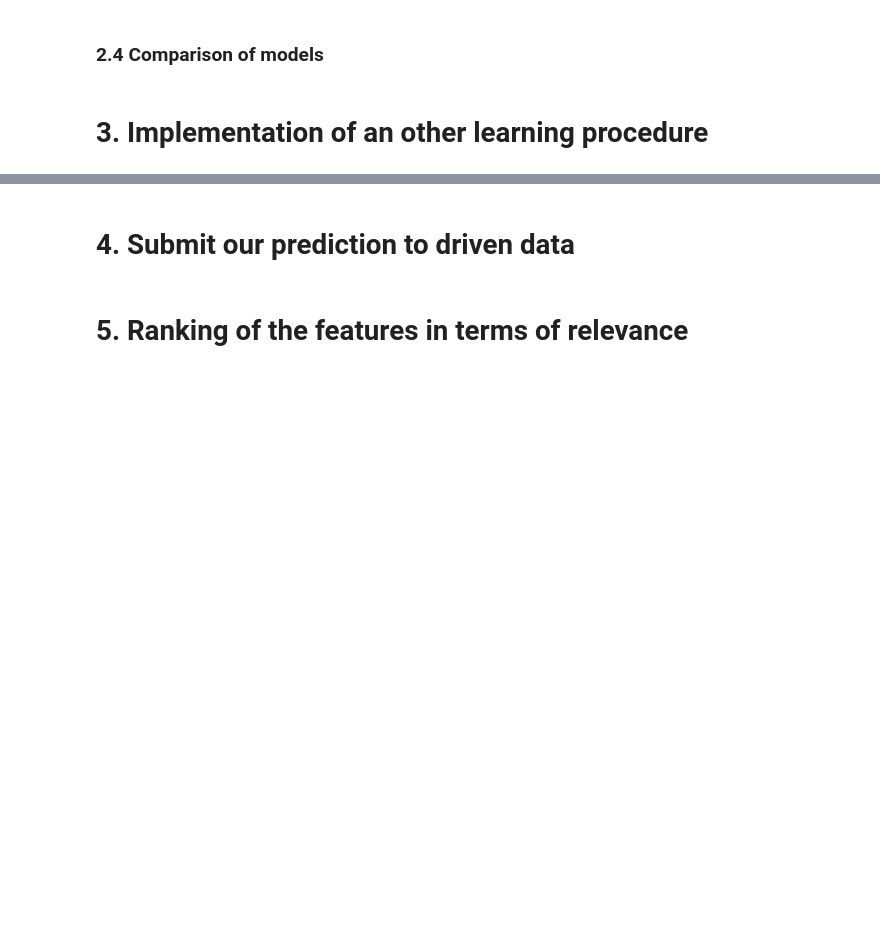
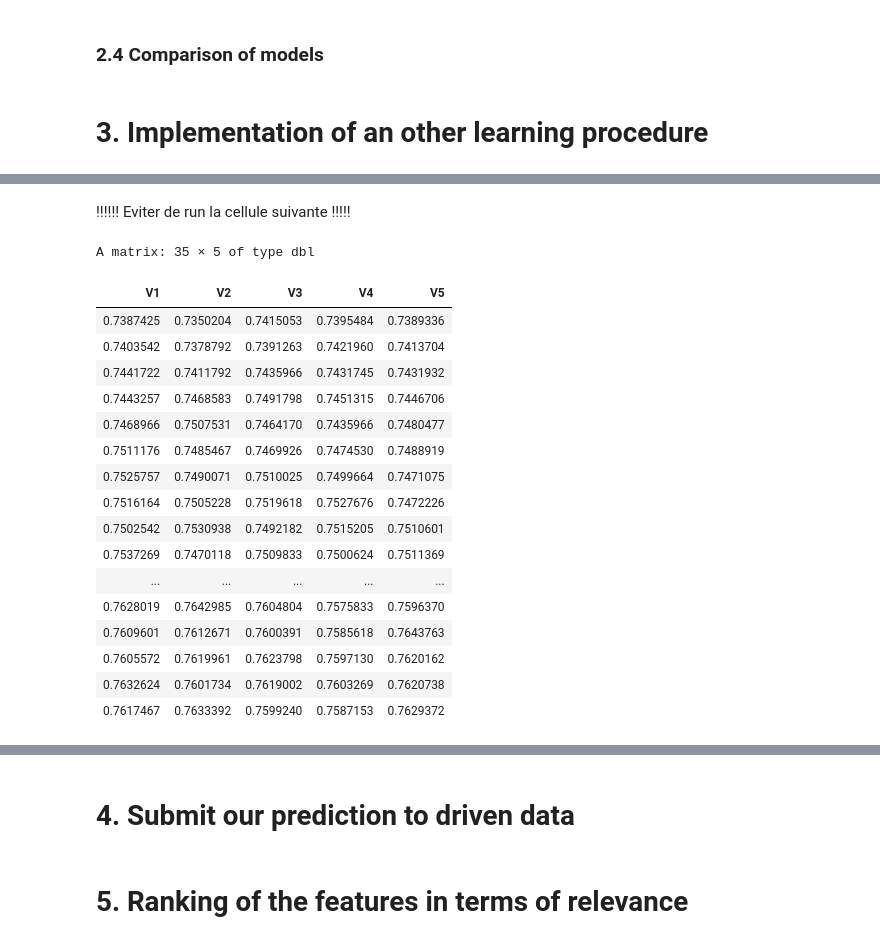
Before and after one commit to bikostet/richter-s-predictor-group-42, a Jupyter notebook: INFOF422 project report.ipynb, the cells around one changed output, grey strips where cells are left out. Drawn from its saved outputs; the diff is of its cells as text; code cells hidden in the pictures; blank space fills up the shorter version.

```diff
--- a/INFOF422 project report.ipynb
+++ b/INFOF422 project report.ipynb
@@ -665,0 +695,3 @@ On vas donc s'areter là
+# %%
+dummy_data <- dummyVars(" ~ .", data=data)
+data.xgb <- data.frame(predict(dummy_data, newdata = data))
@@ -665,0 +1073,2 @@ On vas donc s'areter là
+# %% [markdown]
+!!!!!! Eviter de run la cellule suivante !!!!!
@@ -665,0 +1146,22 @@ On vas donc s'areter là
+# %%
+accuracy_matrix.xgb <- as.matrix(read.csv("accuracy_matrix_feature_selection.csv",stringsAsFactors = T))
+accuracy_matrix.xgb
+# %% [output]
+A matrix: 35 × 5 of type dbl
+| V1 | V2 | V3 | V4 | V5 |
+| 0.7387425 | 0.7350204 | 0.7415053 | 0.7395484 | 0.7389336 |
+| 0.7403542 | 0.7378792 | 0.7391263 | 0.7421960 | 0.7413704 |
+| 0.7441722 | 0.7411792 | 0.7435966 | 0.7431745 | 0.7431932 |
+| 0.7443257 | 0.7468583 | 0.7491798 | 0.7451315 | 0.7446706 |
+| 0.7468966 | 0.7507531 | 0.7464170 | 0.7435966 | 0.7480477 |
+| 0.7511176 | 0.7485467 | 0.7469926 | 0.7474530 | 0.7488919 |
+| 0.7525757 | 0.7490071 | 0.7510025 | 0.7499664 | 0.7471075 |
+| 0.7516164 | 0.7505228 | 0.7519618 | 0.7527676 | 0.7472226 |
+| 0.7502542 | 0.7530938 | 0.7492182 | 0.7515205 | 0.7510601 |
+| 0.7537269 | 0.7470118 | 0.7509833 | 0.7500624 | 0.7511369 |
+| ... | ... | ... | ... | ... |
+| 0.7628019 | 0.7642985 | 0.7604804 | 0.7575833 | 0.7596370 |
+| 0.7609601 | 0.7612671 | 0.7600391 | 0.7585618 | 0.7643763 |
+| 0.7605572 | 0.7619961 | 0.7623798 | 0.7597130 | 0.7620162 |
+| 0.7632624 | 0.7601734 | 0.7619002 | 0.7603269 | 0.7620738 |
+| 0.7617467 | 0.7633392 | 0.7599240 | 0.7587153 | 0.7629372 |
```
Also changed, not shown: parts of 35 cells of this notebook.
